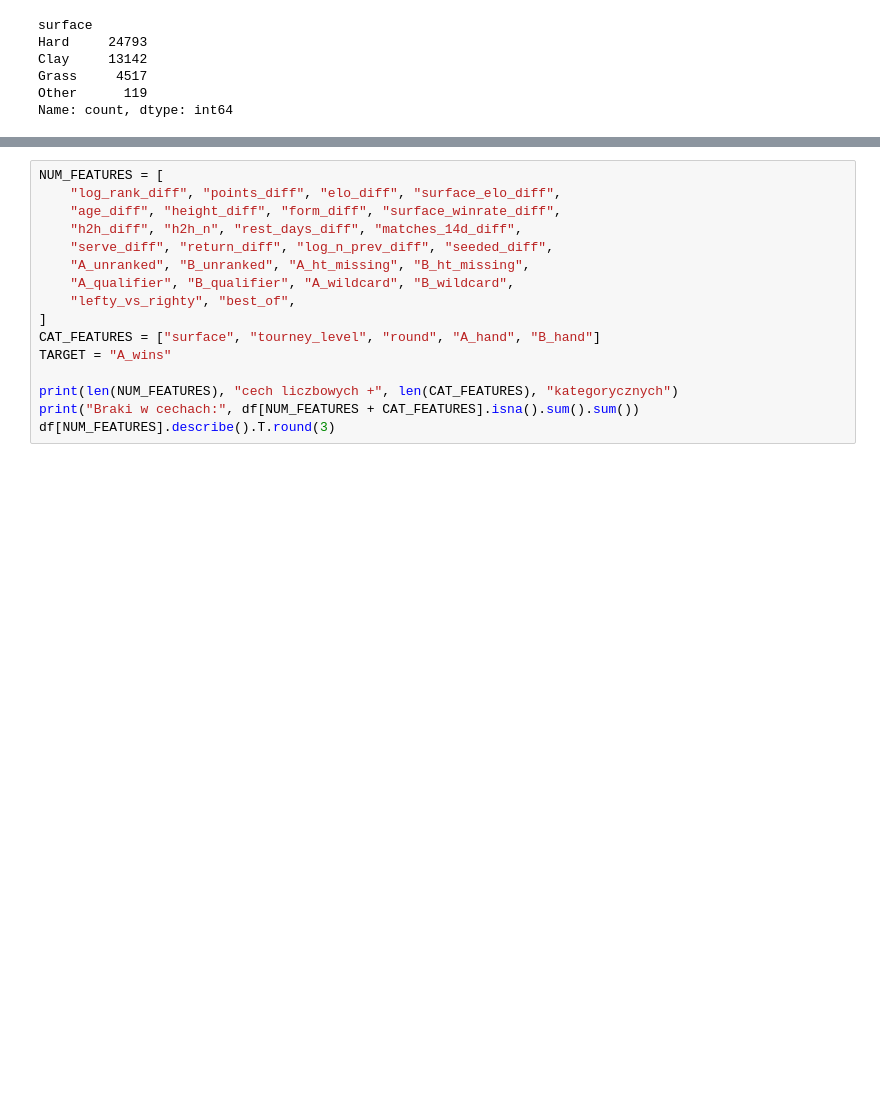
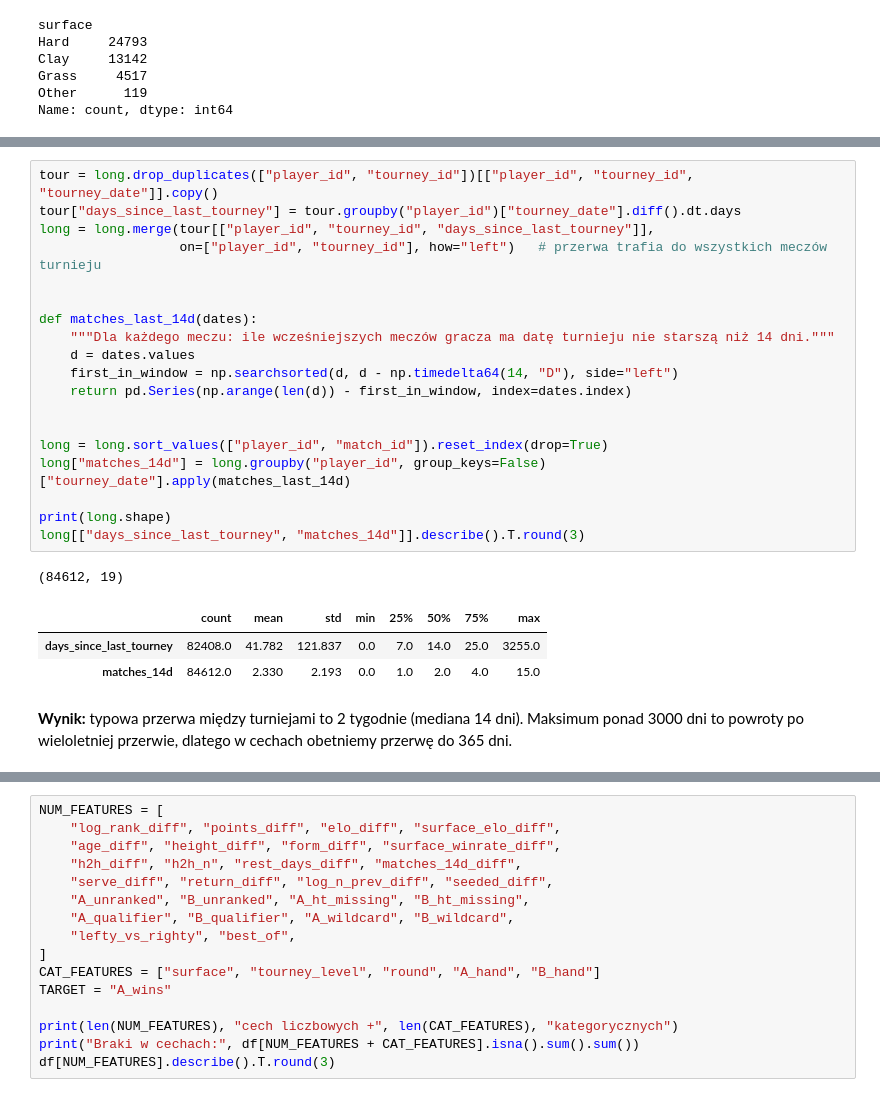
Before and after one commit to kaniosola-pixel/tennis-sackmann-archive, a Jupyter notebook: projekt_srd/01_dane_i_cechy.ipynb, the cells around one changed output, grey strips where cells are left out. Drawn from its saved outputs; the diff is of its cells as text; blank space fills up the shorter version.

```diff
--- a/projekt_srd/01_dane_i_cechy.ipynb
+++ b/projekt_srd/01_dane_i_cechy.ipynb
@@ -418,0 +308,26 @@ Lista cech zalecanych do modeli (pozostałe kolumny, np. `A_name`, `tourney_name
+# %%
+tour = long.drop_duplicates(["player_id", "tourney_id"])[["player_id", "tourney_id", "tourney_date"]].copy()
+tour["days_since_last_tourney"] = tour.groupby("player_id")["tourney_date"].diff().dt.days
+long = long.merge(tour[["player_id", "tourney_id", "days_since_last_tourney"]],
+                  on=["player_id", "tourney_id"], how="left")   # przerwa trafia do wszystkich meczów turnieju
+
+
+def matches_last_14d(dates):
+    """Dla każdego meczu: ile wcześniejszych meczów gracza ma datę turnieju nie starszą niż 14 dni."""
+    d = dates.values
+    first_in_window = np.searchsorted(d, d - np.timedelta64(14, "D"), side="left")
+    return pd.Series(np.arange(len(d)) - first_in_window, index=dates.index)
+
+
+long = long.sort_values(["player_id", "match_id"]).reset_index(drop=True)
+long["matches_14d"] = long.groupby("player_id", group_keys=False)["tourney_date"].apply(matches_last_14d)
+
+print(long.shape)
+long[["days_since_last_tourney", "matches_14d"]].describe().T.round(3)
+# %% [output]
+(84612, 19)
+|  | count | mean | std | min | 25% | 50% | 75% | max |
+| days_since_last_tourney | 82408.0 | 41.782 | 121.837 | 0.0 | 7.0 | 14.0 | 25.0 | 3255.0 |
+| matches_14d | 84612.0 | 2.330 | 2.193 | 0.0 | 1.0 | 2.0 | 4.0 | 15.0 |
+# %% [markdown]
+**Wynik:** typowa przerwa między turniejami to 2 tygodnie (mediana 14 dni). Maksimum ponad 3000 dni to powroty po wieloletniej przerwie, dlatego w cechach obetniemy przerwę do 365 dni.
```
Also changed, not shown: parts of 72 cells of this notebook, 2 other files.
